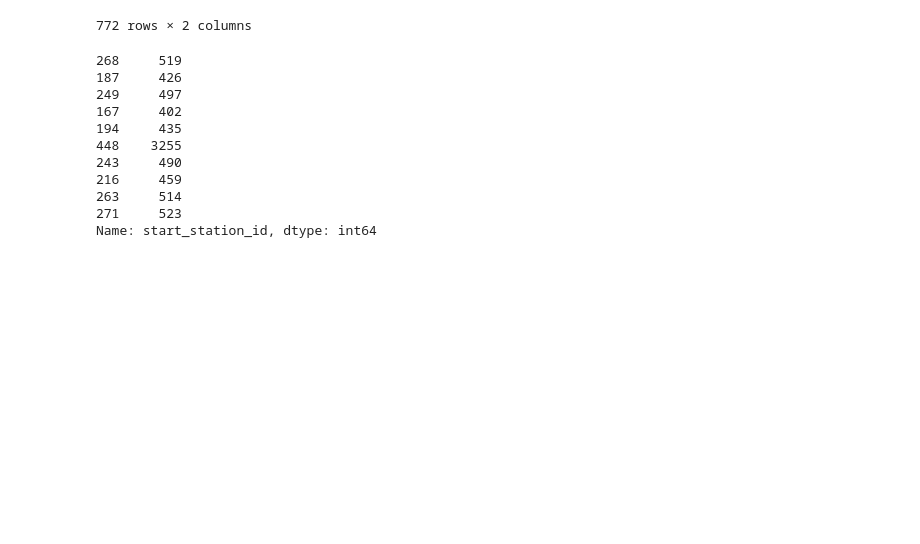
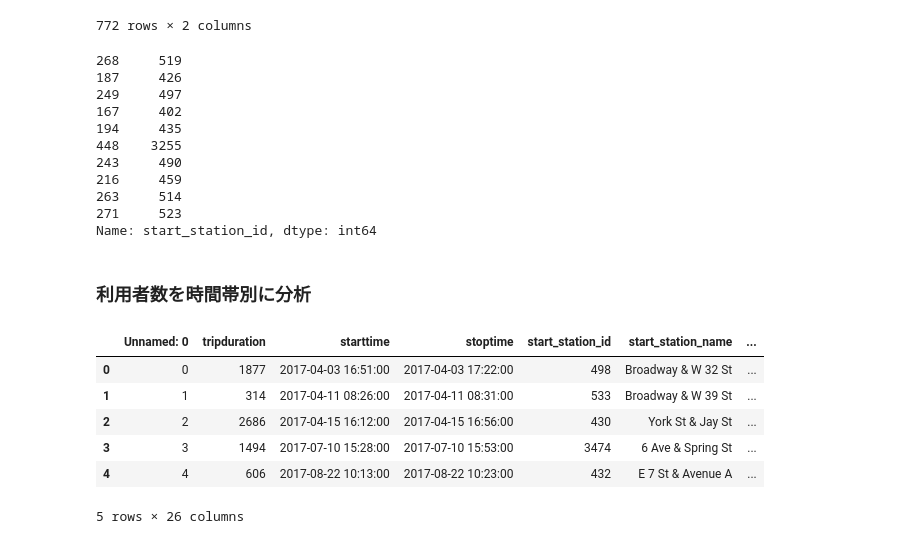
Before and after one commit to dumbled0re/EDA, a Jupyter notebook: 05_eda/46-52_eda.ipynb, the cells around one changed output. Saved outputs shown, nothing was run; the diff lists cells and outputs as text; code cells hidden in the pictures; blank space fills up the shorter version.

Commit message:
update: 利用者数を時間帯別に分析

```diff
--- a/05_eda/46-52_eda.ipynb
+++ b/05_eda/46-52_eda.ipynb
@@ -162,3 +162,5 @@ Name: start_station_id, dtype: int64
 num_trips_df = df.groupby(['start_station_id', 'day_of_week'])['num_trips'].count().reset_index()
 query = 'start_station_id in @top10_stations'
 px.line(num_trips_df.query(query), x='day_of_week', y='num_trips', color='start_station_id', width=800, height=600)
+# %% [markdown]
+### 利用者数を時間帯別に分析
@@ -164,0 +169,10 @@ px.line(num_trips_df.query(query), x='day_of_week', y='num_trips', color='start_
+# %%
+df.head()
+# %% [output]
+|  | Unnamed: 0 | tripduration | starttime | stoptime | start_station_id | start_station_name | ... |
+| 0 | 0 | 1877 | 2017-04-03 16:51:00 | 2017-04-03 17:22:00 | 498 | Broadway & W 32 St | ... |
+| 1 | 1 | 314 | 2017-04-11 08:26:00 | 2017-04-11 08:31:00 | 533 | Broadway & W 39 St | ... |
+| 2 | 2 | 2686 | 2017-04-15 16:12:00 | 2017-04-15 16:56:00 | 430 | York St & Jay St | ... |
+| 3 | 3 | 1494 | 2017-07-10 15:28:00 | 2017-07-10 15:53:00 | 3474 | 6 Ave & Spring St | ... |
+| 4 | 4 | 606 | 2017-08-22 10:13:00 | 2017-08-22 10:23:00 | 432 | E 7 St & Avenue A | ... |
+5 rows × 26 columns
```
Also changed, not shown: parts of 3 cells of this notebook.
